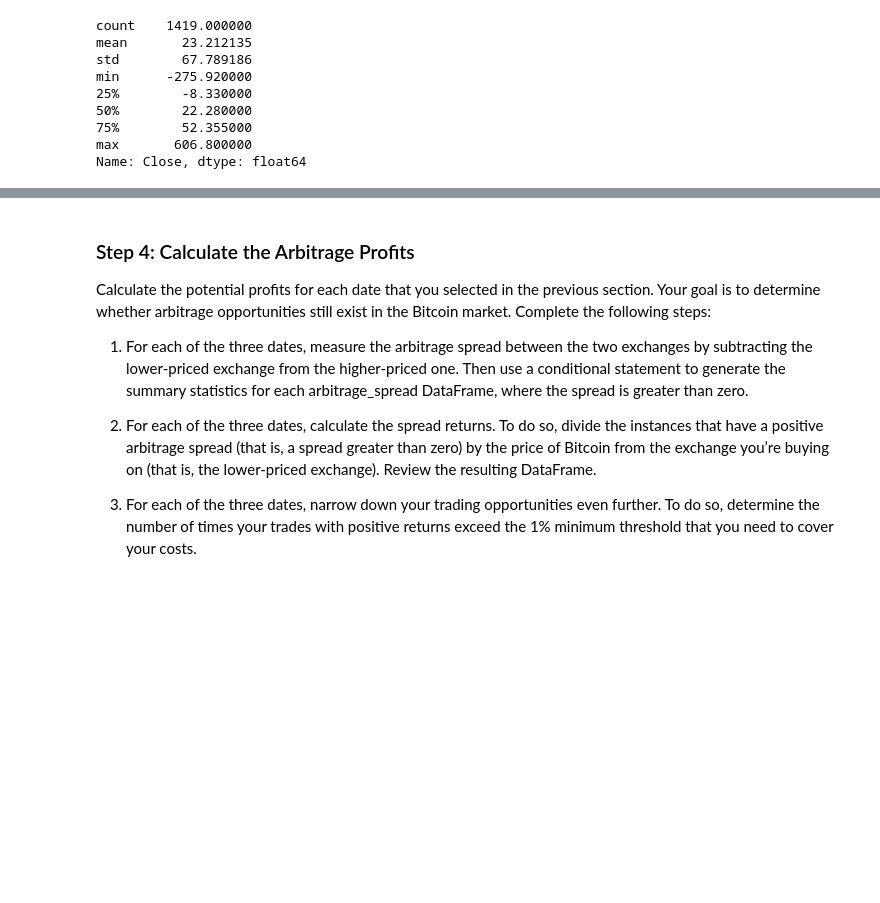
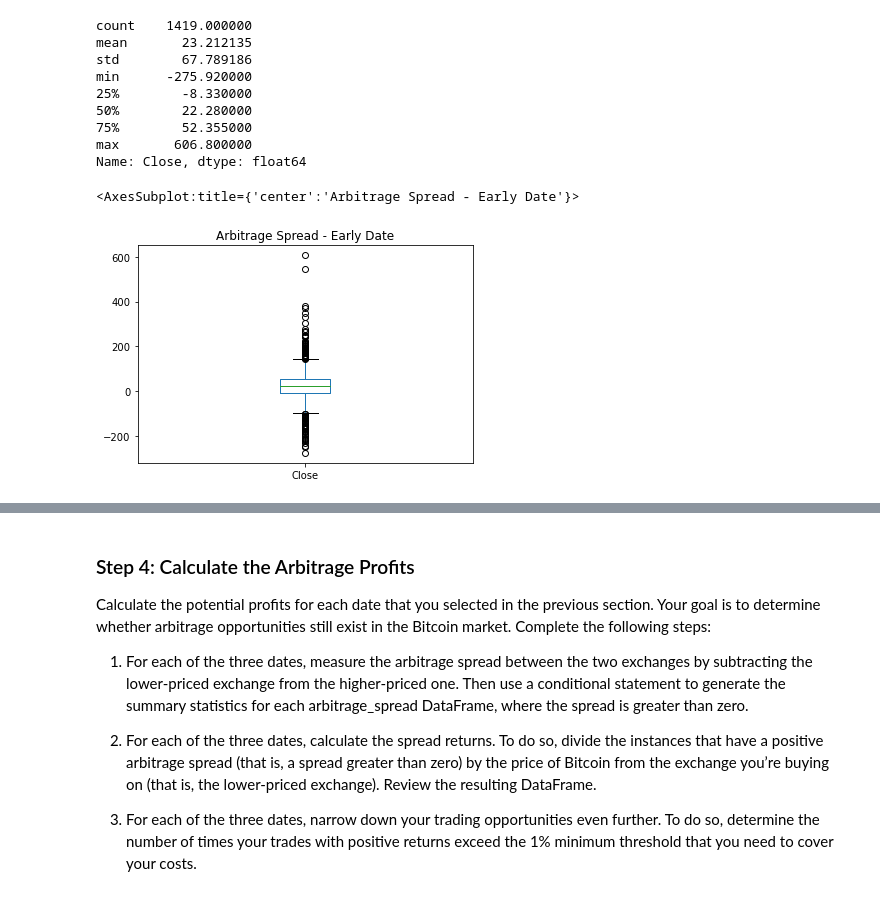
Before and after one commit to jjestrella/btc_altcoin_-arbitrage, a Jupyter notebook: crypto_arbitrage.ipynb, the cells around one changed output, grey strips where cells are left out. Saved outputs shown, nothing was run; the diff lists cells and outputs as text; code cells hidden in the pictures; blank space fills up the shorter version.

```diff
--- a/crypto_arbitrage.ipynb
+++ b/crypto_arbitrage.ipynb
@@ -448,10 +450,13 @@ Focus your analysis on specific dates by completing the following steps:
 # %%
 # Using the early date that you have selected, calculate the arbitrage spread
 # by subtracting the bitstamp lower closing prices from the coinbase higher closing prices
-arbitrage_spread_early = # YOUR CODE HERE
+# YOUR CODE HERE
+arbitrage_spread_early = coinbase['Close'].loc["2018-01-16"] - bitstamp['Close'].loc["2018-01-16"]
+
 
 # Generate summary statistics for the early DataFrame
 # YOUR CODE HERE
+arbitrage_spread_early.describe()
 # %% [output]
 count    1419.000000
 mean       23.212135
@@ -462,3 +467,10 @@ min      -275.920000
 75%        52.355000
 max       606.800000
 Name: Close, dtype: float64
+# %%
+# Visualize the arbitrage spread from early in the dataset in a box plot
+# YOUR CODE HERE
+arbitrage_spread_early.plot.box(title="Arbitrage Spread - Early Date")
+# %% [output]
+<AxesSubplot:title={'center':'Arbitrage Spread - Early Date'}>
+[figure, added]
```
Also changed, not shown: parts of 14 cells of this notebook.
